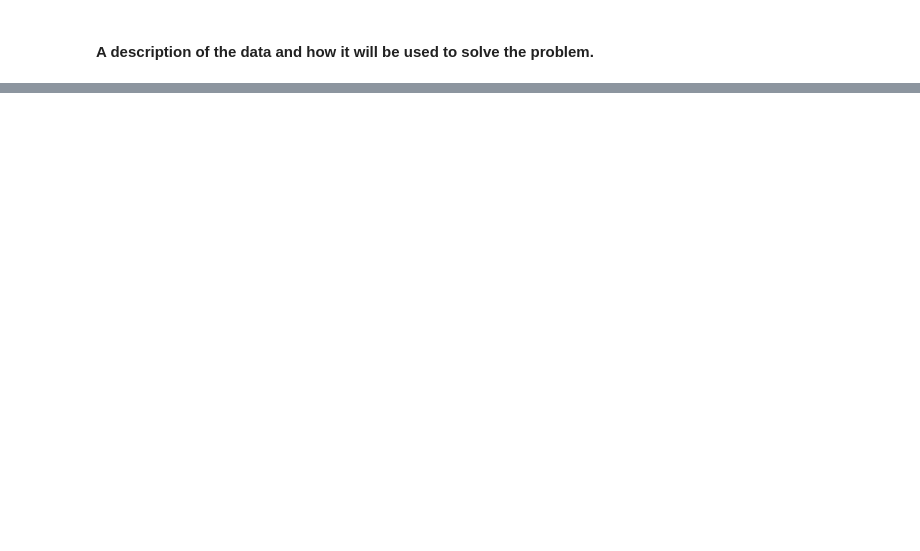
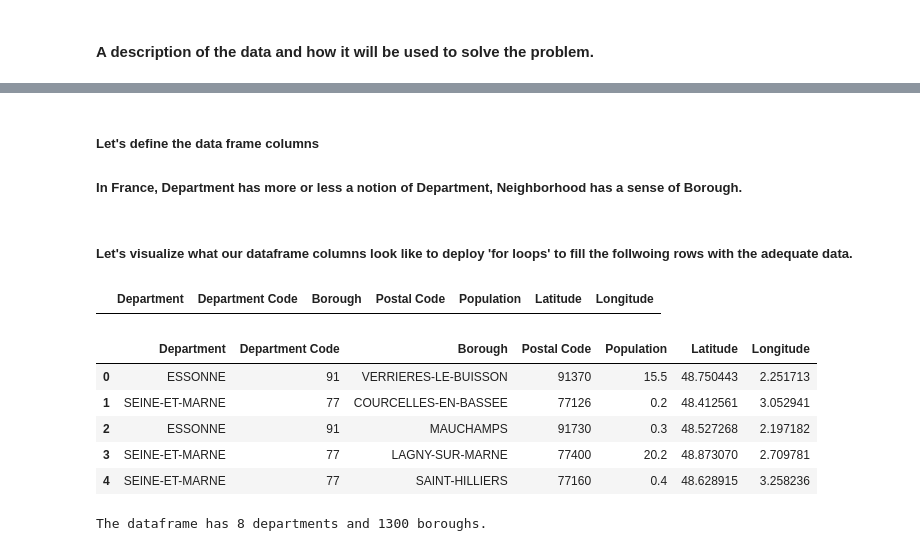
Before and after one commit to HyokyungTH/Coursera_capstone, a Jupyter notebook: Capstone Project - The Battle of Neighborhoods.ipynb, the cells around one changed output, grey strips where cells are left out. Cells and saved outputs as stored; diff of their text form; code cells hidden in the pictures; blank space fills up the shorter version.

```diff
--- a/Capstone Project - The Battle of Neighborhoods.ipynb
+++ b/Capstone Project - The Battle of Neighborhoods.ipynb
@@ -27,0 +85,4 @@ In addition to those tools, we'll analyze the average number of public transport
+# %%
+# open this json file and rename it as ile-de-france-data
+with open('correspondances-code-insee-code-postal.json') as json_data:
+    idf_region_data = json.load(json_data)
@@ -27,0 +112,53 @@ In addition to those tools, we'll analyze the average number of public transport
+# %% [markdown]
+##### Let's define the data frame columns
+##### In France, Department has more or less a notion of Department, Neighborhood has a sense of Borough.
+# %%
+column_names = ['Department','Department Code','Borough','Postal Code','Population','Latitude', 'Longitude']
+
+# instantiate the dataframe for sorting out departments and its boroughs
+idf_dep_bor = pd.DataFrame(columns=column_names)
+# %% [markdown]
+##### Let's visualize what our dataframe columns look like to deploy 'for loops' to fill the follwoing rows with the adequate data.
+# %%
+idf_dep_bor
+# %% [output]
+|  | Department | Department Code | Borough | Postal Code | Population | Latitude | Longitude |
+# %%
+# Loop through the data and fill the data frame one row at a time.
+for data in idf_region_data:
+    department = data['fields']['nom_dept']
+    department_code = data['fields']['code_dept']
+    borough_name = data['fields']['nom_comm']
+    postal_code = data['fields']['postal_code']
+    population = data['fields']['population']
+
+    idf_region_latlon = idf_region_latlon = data['geometry']['coordinates']
+    idf_region_lat = idf_region_latlon[1]
+    idf_region_lon = idf_region_latlon[0]
+
+    idf_dep_bor = idf_dep_bor.append({'Department': department,
+                                          'Department Code': department_code,
+                                          'Borough': borough_name,
+                                          'Postal Code': postal_code,
+                                          'Population': population,
+                                          'Latitude': idf_region_lat,
+                                          'Longitude': idf_region_lon}, ignore_index=True)
+# %%
+# Let's examine the resulting dataframe.
+idf_dep_bor.head()
+# %% [output]
+|  | Department | Department Code | Borough | Postal Code | Population | Latitude | Longitude |
+| 0 | ESSONNE | 91 | VERRIERES-LE-BUISSON | 91370 | 15.5 | 48.750443 | 2.251713 |
+| 1 | SEINE-ET-MARNE | 77 | COURCELLES-EN-BASSEE | 77126 | 0.2 | 48.412561 | 3.052941 |
+| 2 | ESSONNE | 91 | MAUCHAMPS | 91730 | 0.3 | 48.527268 | 2.197182 |
+| 3 | SEINE-ET-MARNE | 77 | LAGNY-SUR-MARNE | 77400 | 20.2 | 48.873070 | 2.709781 |
+| 4 | SEINE-ET-MARNE | 77 | SAINT-HILLIERS | 77160 | 0.4 | 48.628915 | 3.258236 |
+# %%
+# Make sure that the dataset has the right number of departments and boroughs.
+print('The dataframe has {} departments and {} boroughs.'.format(
+        len(idf_dep_bor['Department Code'].unique()),
+        idf_dep_bor.shape[0]
+    )
+)
+# %% [output]
+The dataframe has 8 departments and 1300 boroughs.
```
Also changed, not shown: parts of 87 cells of this notebook.
